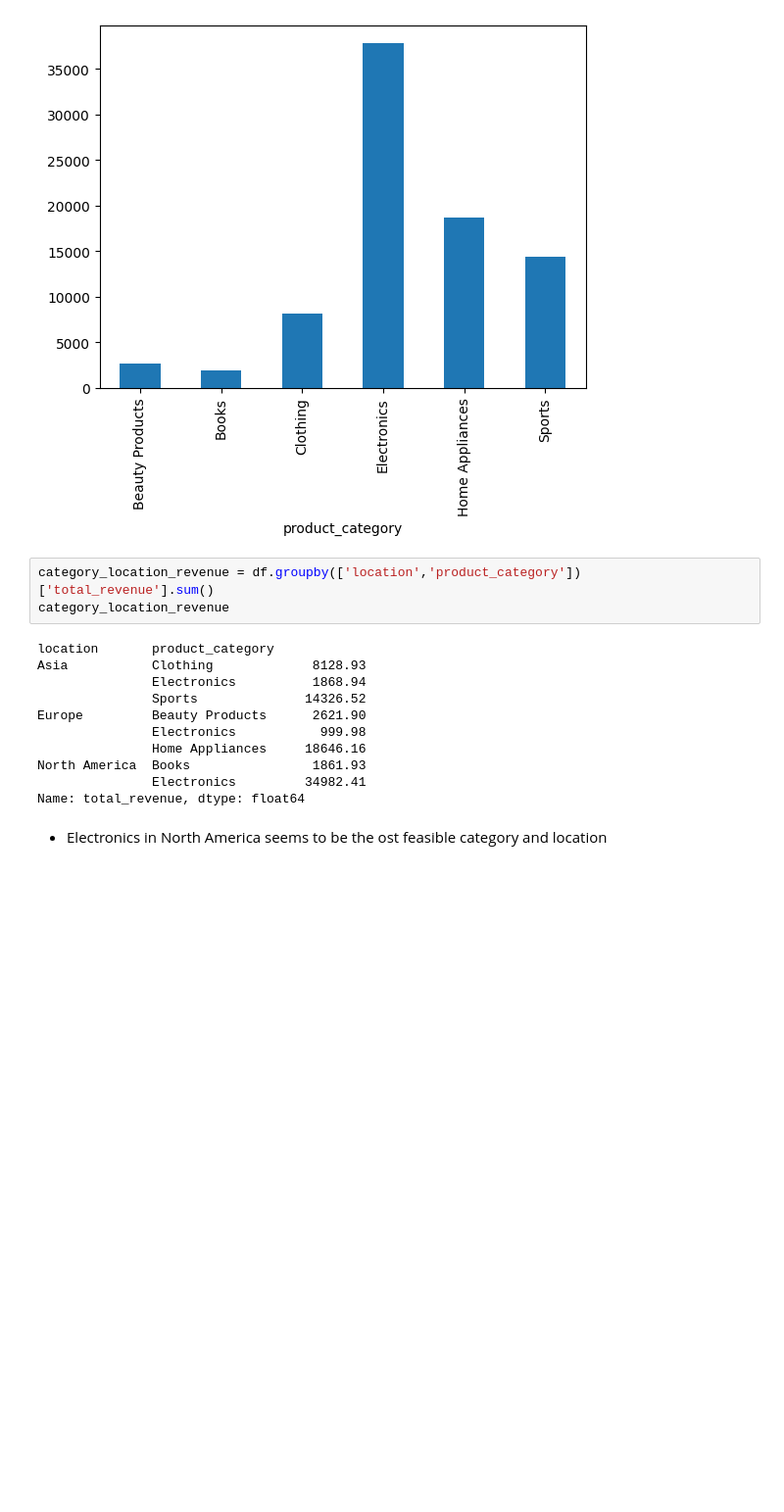
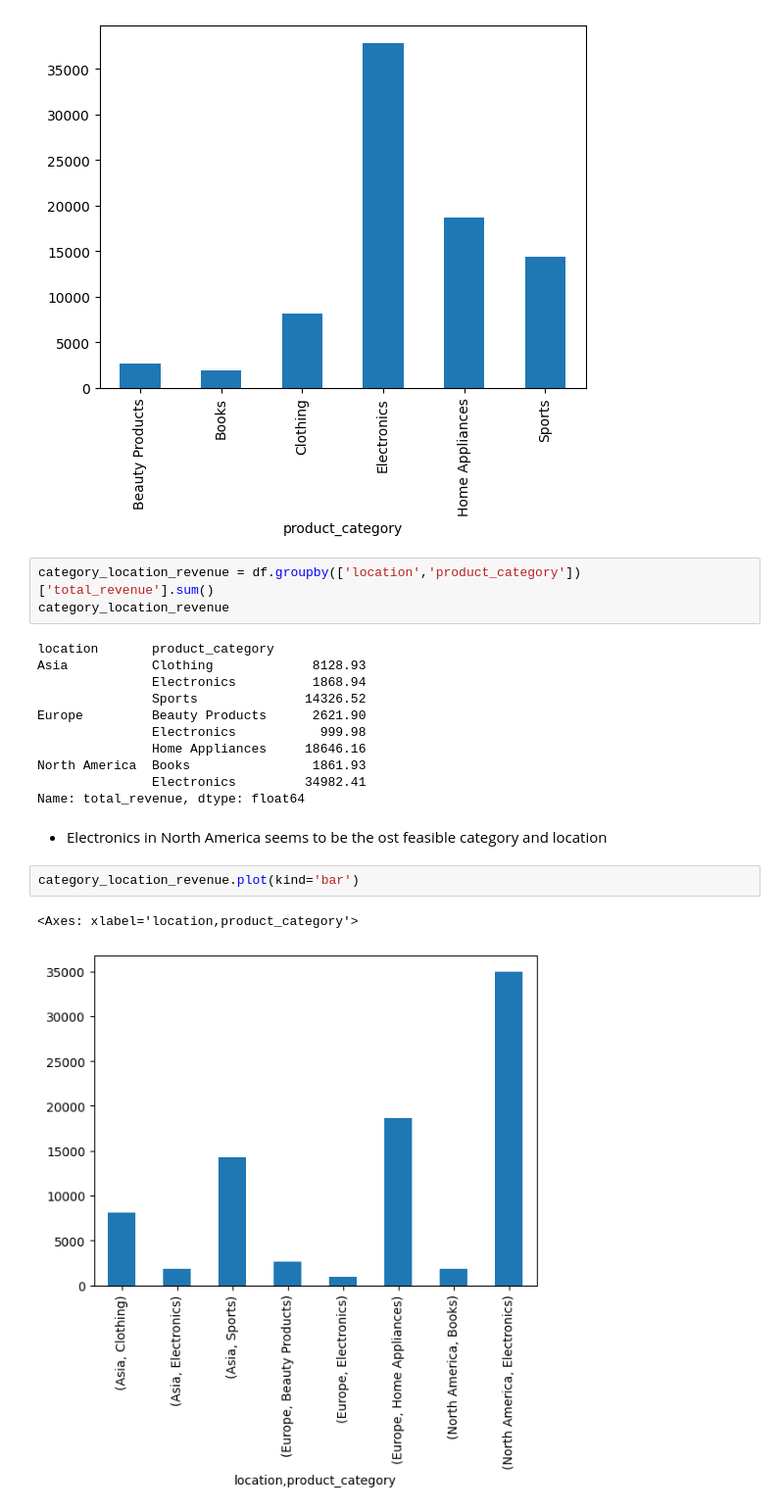
Before and after one commit to izilmarij/campaignPrediction, a Jupyter notebook: main.ipynb, the cells around one changed output. Shown: that part at 98% size. Drawn from its saved outputs; the diff is of its cells as text; blank space fills up the shorter version.

```diff
--- a/main.ipynb
+++ b/main.ipynb
@@ -71,3 +71,8 @@ North America  Books                1861.93
 Name: total_revenue, dtype: float64
 # %% [markdown]
 * Electronics in North America seems to be the ost feasible category and location
+# %%
+category_location_revenue.plot(kind='bar')
+# %% [output]
+<Axes: xlabel='location,product_category'>
+[figure, added]
```
